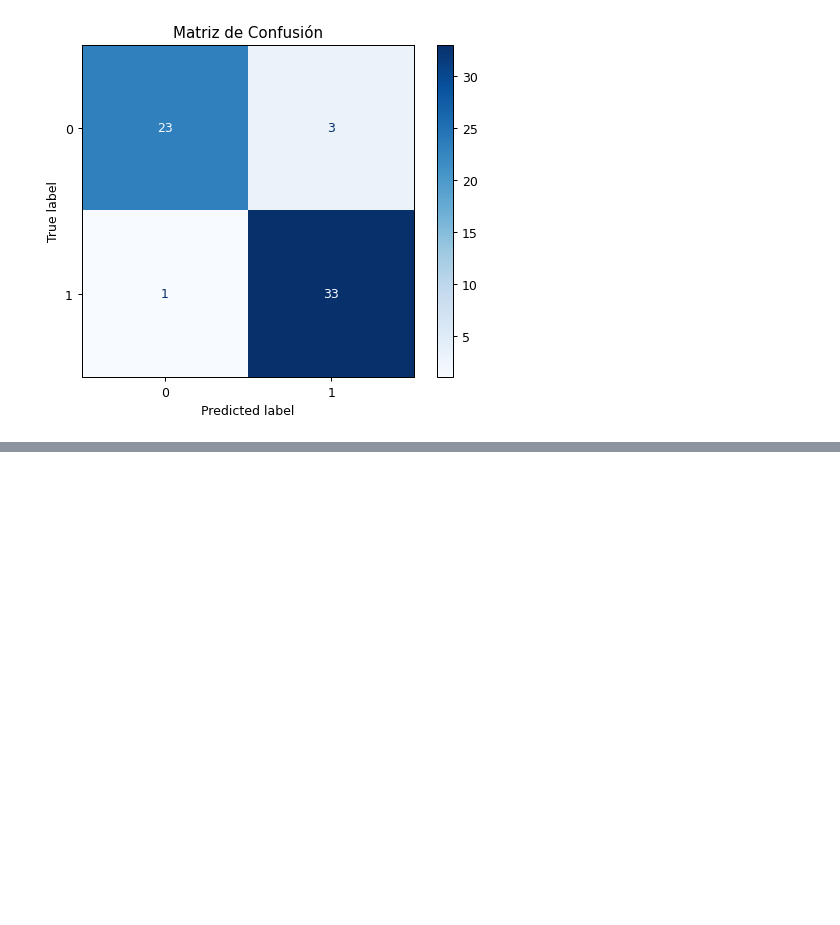
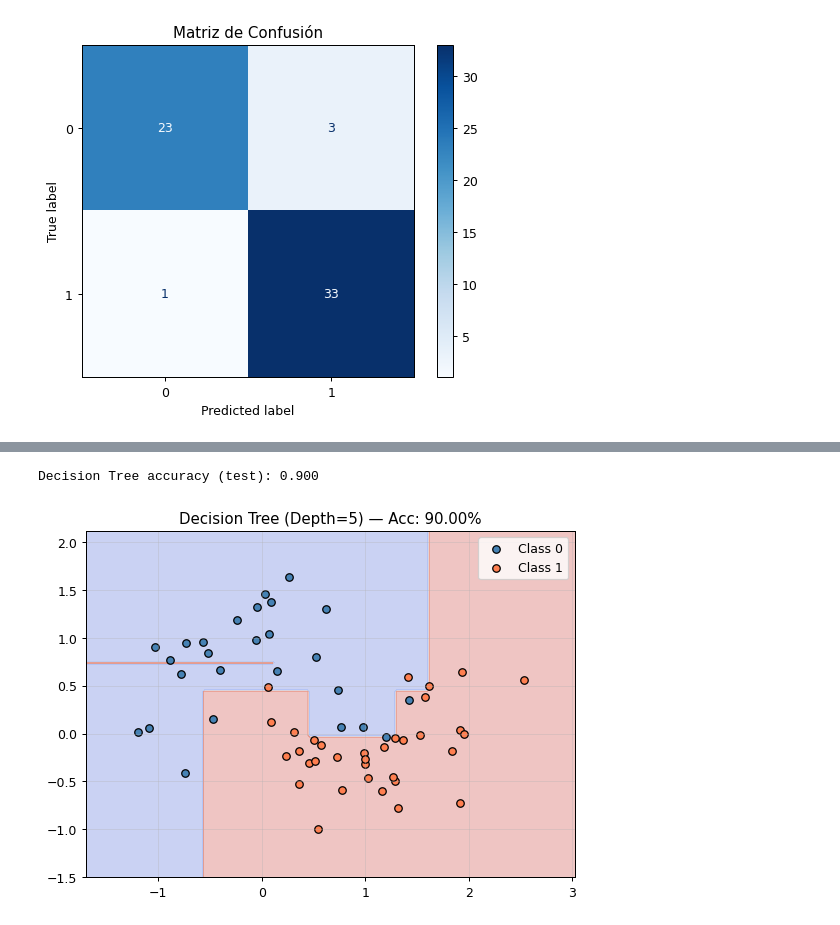
Before and after one commit to CtrlAltBryan/Machine-Learning-6-SIN-A-Mar-Jul-2026, a Jupyter notebook: trees.ipynb, the cells around one changed output, grey strips where cells are left out. Cells and saved outputs as stored; diff of their text form; code cells hidden in the pictures; blank space fills up the shorter version.

```diff
--- a/trees.ipynb
+++ b/trees.ipynb
@@ -121,0 +193,14 @@ weighted avg       0.93      0.93      0.93        60
+# %%
+# 1. Entrenar el Árbol de Decisión
+tree_model = DecisionTreeClassifier(max_depth=5, random_state=42)
+tree_model.fit(X_train, y_train)
+
+# 2. Calcular el accuracy en el set de prueba
+acc_tree = accuracy_score(y_test, tree_model.predict(X_test))
+print(f'Decision Tree accuracy (test): {acc_tree:.3f}')
+
+# 3. Graficar la frontera ortogonal (en forma de escalera)
+plot_decision_boundary(tree_model, X_test, y_test, f'Decision Tree (Depth=5) — Acc: {acc_tree:.2%}')
+# %% [output]
+Decision Tree accuracy (test): 0.900
+[figure, added]
```
Also changed, not shown: parts of 3 cells of this notebook.
